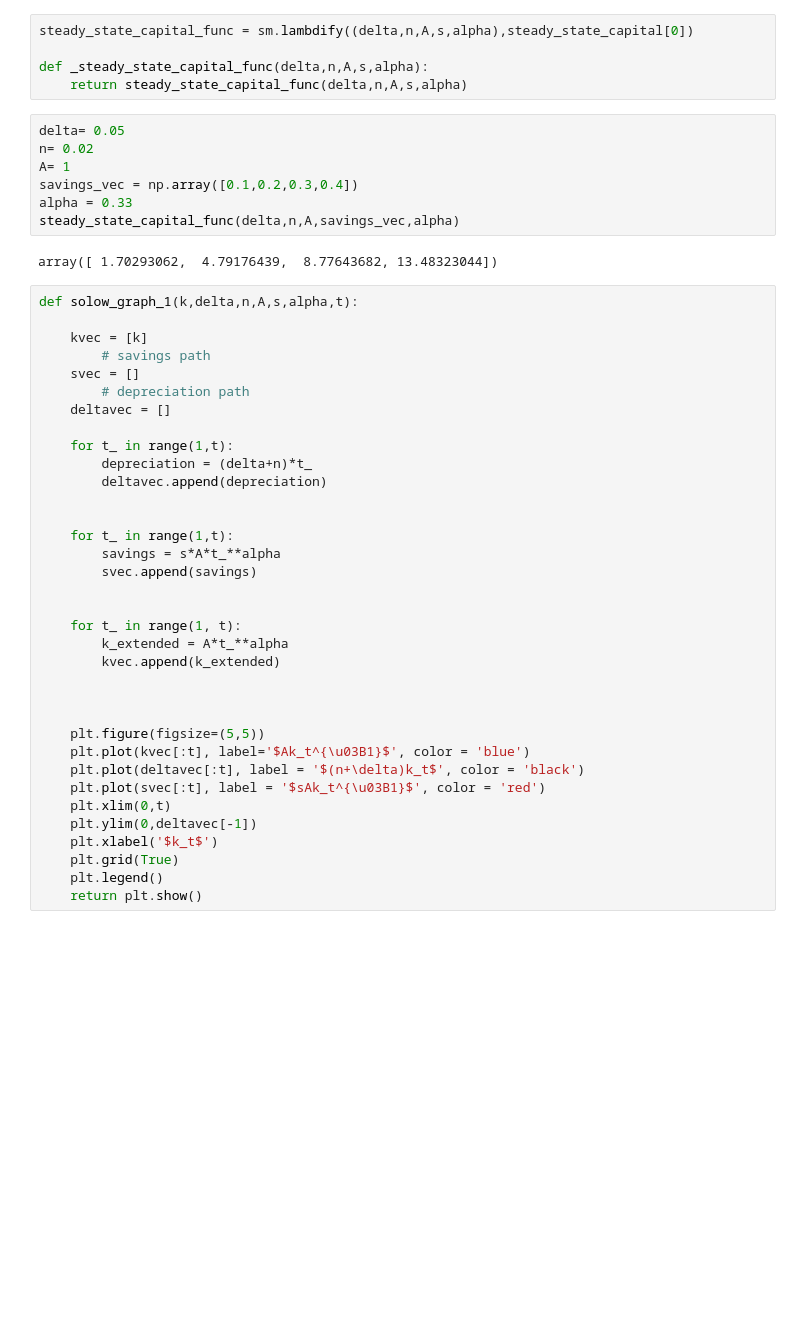
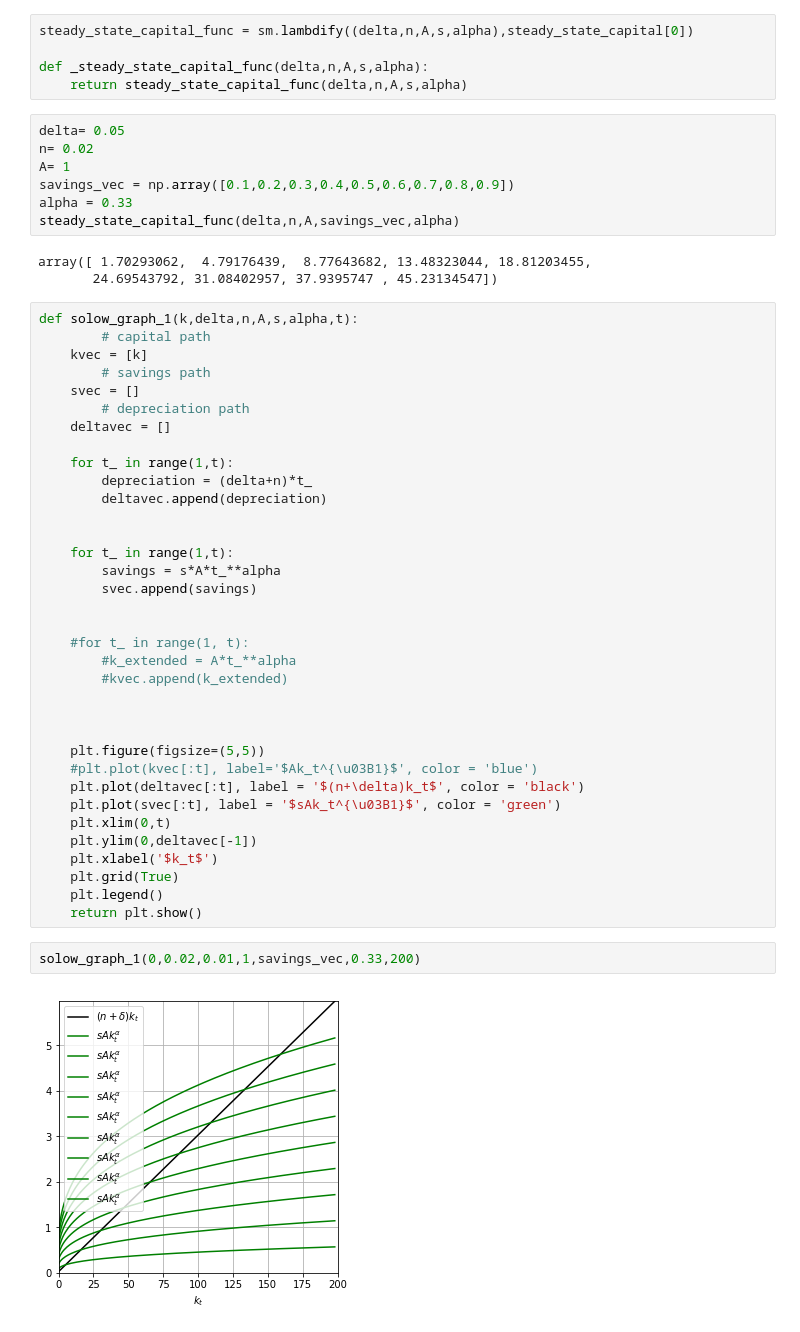
Before and after one commit to NumEconCopenhagen/projects-2020-1001numpyarrays, a Jupyter notebook: modelproject/modelproject.ipynb, the cells around one changed output. Cells and saved outputs as stored; diff of their text form; blank space fills up the shorter version.

```diff
--- a/modelproject/modelproject.ipynb
+++ b/modelproject/modelproject.ipynb
@@ -122,14 +125,15 @@ def _steady_state_capital_func(delta,n,A,s,alpha):
 delta= 0.05
 n= 0.02
 A= 1
-savings_vec = np.array([0.1,0.2,0.3,0.4])
+savings_vec = np.array([0.1,0.2,0.3,0.4,0.5,0.6,0.7,0.8,0.9])
 alpha = 0.33
 steady_state_capital_func(delta,n,A,savings_vec,alpha)
 # %% [output]
-array([ 1.70293062,  4.79176439,  8.77643682, 13.48323044])
+array([ 1.70293062,  4.79176439,  8.77643682, 13.48323044, 18.81203455,
+       24.69543792, 31.08402957, 37.9395747 , 45.23134547])
 # %%
 def solow_graph_1(k,delta,n,A,s,alpha,t):
-
+        # capital path
     kvec = [k]
         # savings path
     svec = []
@@ -146,19 +150,23 @@ def solow_graph_1(k,delta,n,A,s,alpha,t):
         svec.append(savings)
 
 
-    for t_ in range(1, t):
-        k_extended = A*t_**alpha
-        kvec.append(k_extended)
+    #for t_ in range(1, t):
+        #k_extended = A*t_**alpha
+        #kvec.append(k_extended)
 
 
 
     plt.figure(figsize=(5,5))
-    plt.plot(kvec[:t], label='$Ak_t^{\u03B1}$', color = 'blue')
+    #plt.plot(kvec[:t], label='$Ak_t^{\u03B1}$', color = 'blue')
     plt.plot(deltavec[:t], label = '$(n+\delta)k_t$', color = 'black')
-    plt.plot(svec[:t], label = '$sAk_t^{\u03B1}$', color = 'red')
+    plt.plot(svec[:t], label = '$sAk_t^{\u03B1}$', color = 'green')
     plt.xlim(0,t)
     plt.ylim(0,deltavec[-1])
     plt.xlabel('$k_t$')
     plt.grid(True)
     plt.legend()
     return plt.show()
+# %%
+solow_graph_1(0,0.02,0.01,1,savings_vec,0.33,200)
+# %% [output]
+[figure, added]
```
Also changed, not shown: parts of 7 cells of this notebook.
